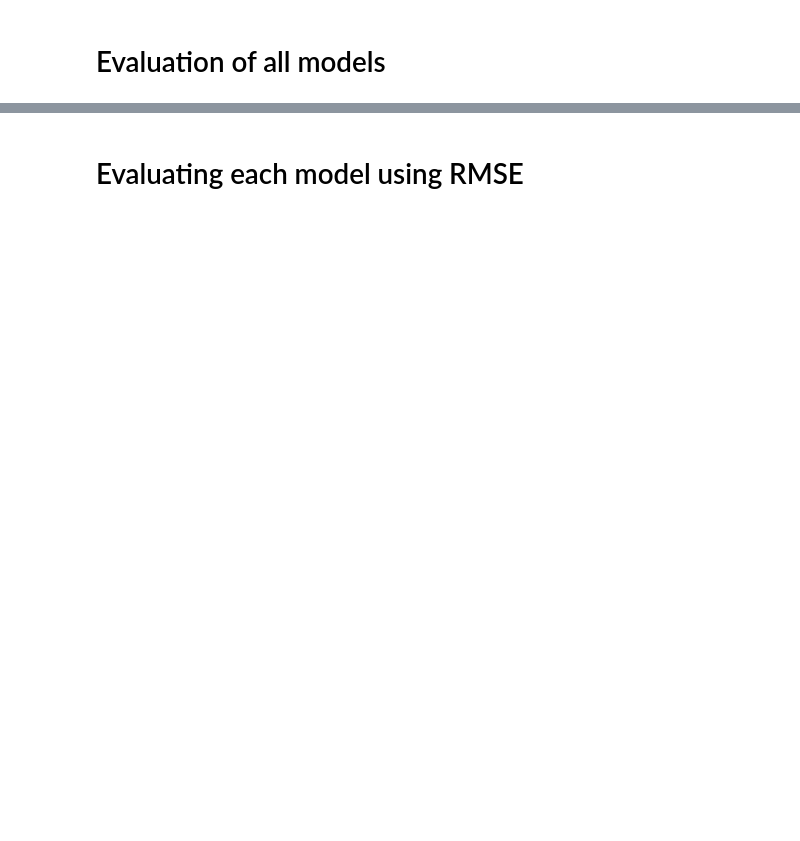
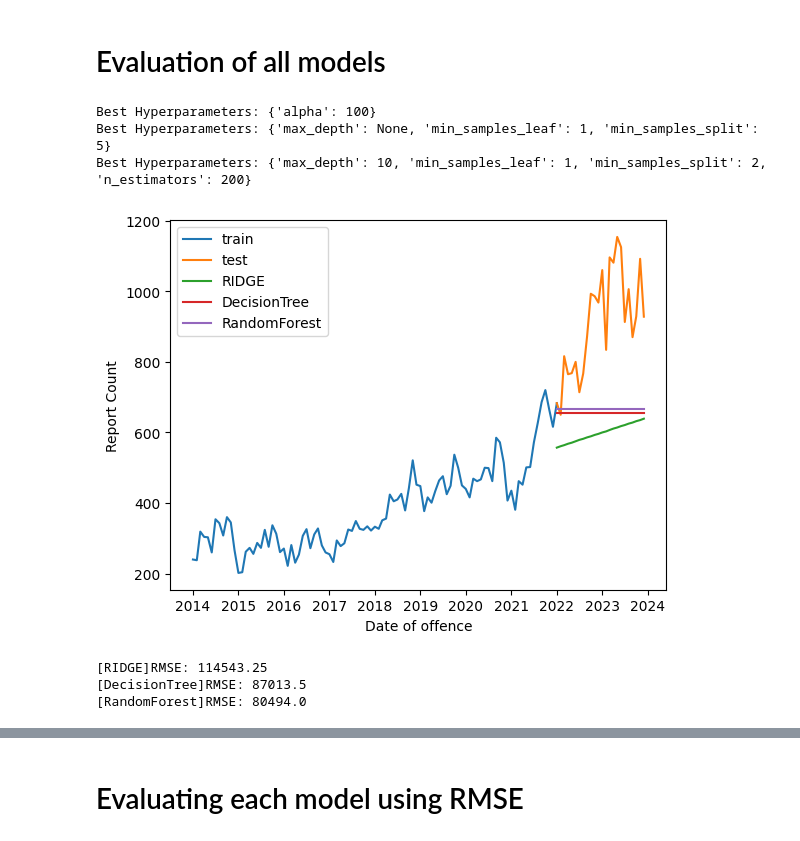
Before and after one commit to DavidToca/ML-Toronto-AutoTheft, a Jupyter notebook: ML_AutoTheft_Toronto.ipynb, the cells around one changed output, grey strips where cells are left out. Cells and saved outputs as stored; diff of their text form; code cells hidden in the pictures; blank space fills up the shorter version.

```diff
--- a/ML_AutoTheft_Toronto.ipynb
+++ b/ML_AutoTheft_Toronto.ipynb
@@ -463,2 +571,31 @@ def evaluate_profet():
+# %%
+from sklearn.ensemble import RandomForestRegressor
+
+def evaluate_random_forest():
+  param_grid = {
+      'n_estimators': [100, 200, 300],
+      'max_depth': [None, 10, 20],
+      'min_samples_split': [2, 5, 10],
+      'min_samples_leaf': [1, 2, 4]
+  }
+
+  model = RandomForestRegressor()
+
+  grid_search = GridSearchCV(estimator=model, param_grid=param_grid, cv=5, scoring='neg_mean_squared_error')
+
+  grid_search.fit(X_train, y_train)
+
+  best_params = grid_search.best_params_
+  print("Best Hyperparameters:", best_params)
+
+  best_model = RandomForestRegressor(**best_params)
+
+  best_model.fit(X_train, y_train)
+
+  y_pred = best_model.predict(X_test)
+
+  df_result = pd.DataFrame(data=y_pred, index=test.index, columns=['count'])
+
+  return pd.Series(df_result['count'], index=test.index, dtype='int64')
 # %% [markdown]
 # Evaluation of all models
@@ -464,0 +610,21 @@ def evaluate_profet():
+# %%
+import numpy as np
+from sklearn.metrics import mean_squared_error
+
+linear_models = {
+    "RIDGE": evaluate_ridge(),
+    "DecisionTree": evaluate_decision_tree(),
+    "RandomForest": evaluate_random_forest()
+}
+display_autotheft(linear_models)
+# %% [output]
+Best Hyperparameters: {'alpha': 100}
+Best Hyperparameters: {'max_depth': None, 'min_samples_leaf': 1, 'min_samples_split': 5}
+Best Hyperparameters: {'max_depth': 10, 'min_samples_leaf': 1, 'min_samples_split': 2, 'n_estimators': 200}
+[figure, added]
+# %%
+evaluate_performance_models(linear_models)
+# %% [output]
+[RIDGE]RMSE: 114543.25
+[DecisionTree]RMSE: 87013.5
+[RandomForest]RMSE: 80494.0
```
Also changed, not shown: parts of 17 cells of this notebook.
